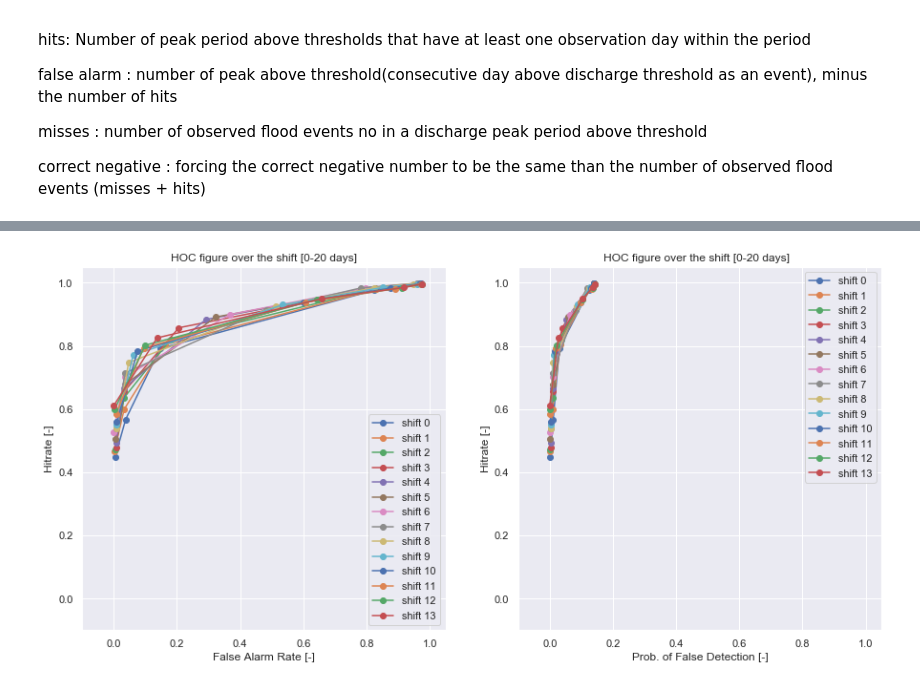
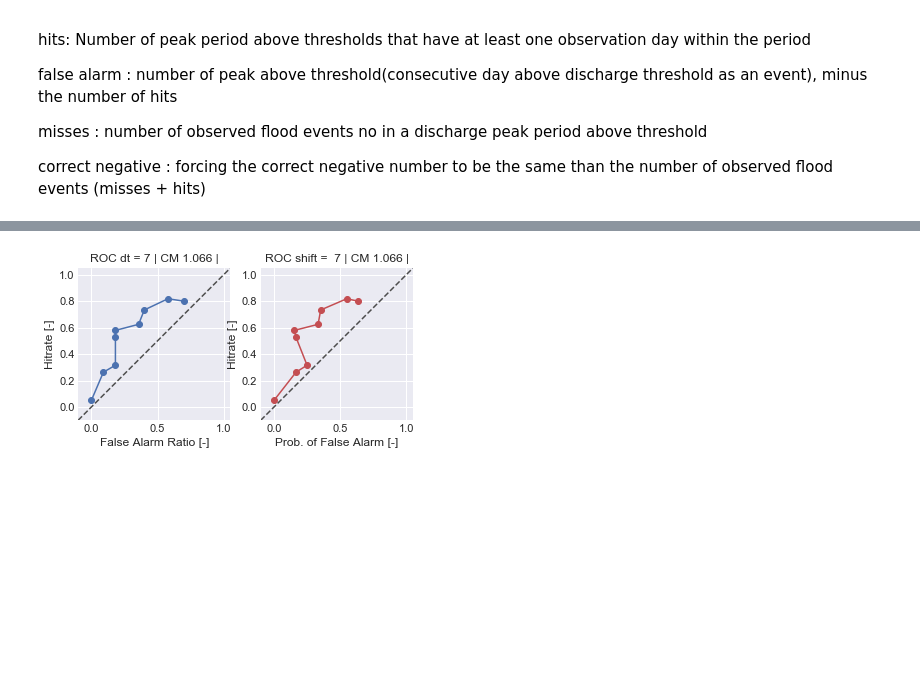
Before and after one commit to orkeunen/TUD, a Jupyter notebook: Model.ipynb, the cells around one changed output, grey strips where cells are left out. Drawn from its saved outputs; the diff is of its cells as text; code cells hidden in the pictures; blank space fills up the shorter version.

```diff
--- a/Model.ipynb
+++ b/Model.ipynb
@@ -552,0 +358,5 @@ plt.savefig((f'/Users/oscarkeunen/Documents/1. TU Delft/1. Msc - Watermanagement
+# %%
+plot=0
+
+df = loadCMSAV(points_xy,ds,windowlength, polyorder)
+df = applyshift(df,rollingvalue,shift,plot,SAT)
@@ -634,9 +1212,9 @@ Text(0.5, 0, 'False Alarm Rate [-]')
 # %%
 plot=0
-df = loadCM(points_xy,ds, rollingvalue)
-df = applyshift(df,rollingvalue,shift,plot)
-df_nqt = NQT(df,plot, shift, location, rollingvalue)
-fits,res = calculateQR(df_nqt,selection,plot,shift,location)
+
+df = loadCMSAV(points_xy, ds, windowlength, polyorder)
+df = applyshift(df,rollingvalue,shift,plot,SAT)
+fits,res = calculateQR(df,selection,plot,shift,location)
 pred = probability(df, fits, plot, shift,location)
 
 obs = df.POI4.values.copy()
@@ -780,0 +1402,3 @@ See the caveats in the documentation: http://pandas.pydata.org/pandas-docs/stabl
+# %%
+df = loadCMSAV(points_xy, ds, windowlength, polyorder)
+# df = applyshift(df,rollingvalue,shift,plot,SAT)
@@ -781,28 +1516,54 @@ See the caveats in the documentation: http://pandas.pydata.org/pandas-docs/stabl
+# %%
+df = loadCMSAV(points_xy,ds,windowlength, polyorder)
+df = applyshift(df,rollingvalue,shift,plot,SAT)
 # %%
-plt.figure(figsize=(15,15))
-for n in range (14):
 
-    plt.subplot(1,2,1)
-    plt.plot(HOC[n,:,2],HOC[n,:,0],'-o',label=f'shift {n}') #color ='b')
-    plt.xlim([-0.1,1.05])
-    plt.ylim([-0.1,1.05])
-    plt.title(f'HOC figure over the shift [0-20 days] {location}')
-    plt.ylabel('Hitrate [-]')
-    plt.xlabel('False Alarm Rate [-]')
-    plt.legend()
-    plt.gca().set_aspect('equal', adjustable='box')
-    plt.draw()
+dt =7
+shift=14
+threshold=1.066
+# percentile = 0
 
-    plt.subplot(1,2,2)
-    plt.plot(HOC[n,:,1],HOC[n,:,0],'-o',label=f'shift {n}')#'-o',color ='r')
-    plt.xlim([-0.1,1.05])
-    plt.ylim([-0.1,1.05])
-    plt.title(f'HOC figure over the shift [0-20 days] {location} ')
-    plt.ylabel('Hitrate [-]')
-    plt.xlabel('Prob. of False Detection [-]')
-    plt.legend()
-    plt.gca().set_aspect('equal', adjustable='box')
-    plt.draw()
+ROC =np.zeros((9,4))
+plot=0
 
-# plt.savefig((f'/Users/oscarkeunen/Documents/1. TU Delft/1. Msc - Watermanagement/Afstuderen/satellite-cookbook-master/NSIDC-AMSRE/figures_python/HOC_Shift{location}.png'),dpi=400)
+for percentile in range(9):
+    print(f'percentile:{percentile}')
+    performance, output, metric = calc_performance_scores_try(df, obs, pred, threshold , dt, percentile)
+
+#     print(f'percentile from df {percentile}')
+#     print(output)
+#     print(performance)
+#     print(f'{performance}')
+#     print(f'output: {output}')
+#     print(f'METRIC: HIT,FA,MISS,CN: print metric for percentile {percentile}: {metric}')
+    ROC [percentile] = output
+
+
+print(f'ROC(POD,FAR,POFD,CSI) for is: {ROC}')
+
+
+
+plt.subplot(1,2,1)
+plt.plot(ROC[:,2],ROC[:,0],'-o',color ='b')
+plt.xlim([-0.1,1.05])
+plt.ylim([-0.1,1.05])
+plt.title(f'ROC dt = {dt} | CM {threshold} |')
+plt.ylabel('Hitrate [-]')
+plt.xlabel('False Alarm Ratio [-]')
+plt.gca().set_aspect('equal', adjustable='box')
+plt.plot(plt.xlim(), plt.ylim(), ls="--", c=".3")
+plt.draw()
+
+plt.subplot(1,2,2)
+plt.plot(ROC[:,1],ROC[:,0],'-o',color ='r')
+plt.xlim([-0.1,1.05])
+plt.ylim([-0.1,1.05])
+plt.title(f'ROC shift =  {dt} | CM {threshold} |')
+plt.ylabel('Hitrate [-]')
+plt.xlabel('Prob. of False Alarm [-]')
+plt.gca().set_aspect('equal', adjustable='box')
+plt.plot(plt.xlim(), plt.ylim(), ls="--", c=".3")
+plt.draw()
+
+# # plt.savefig((f'/Users/oscarkeunen/Documents/1. TU Delft/1. Msc - Watermanagement/Afstuderen/satellite-cookbook-master/NSIDC-AMSRE/figures_python/Midterm/ROC_{shift}_{location}_{SAT}.png'),dpi=400)
 # %% [output]
@@ -809 +1588 @@ for n in range (14):
-[figure, old version]
+[figure, new version]
```
Also changed, not shown: parts of 57 cells of this notebook, 7 other files.
